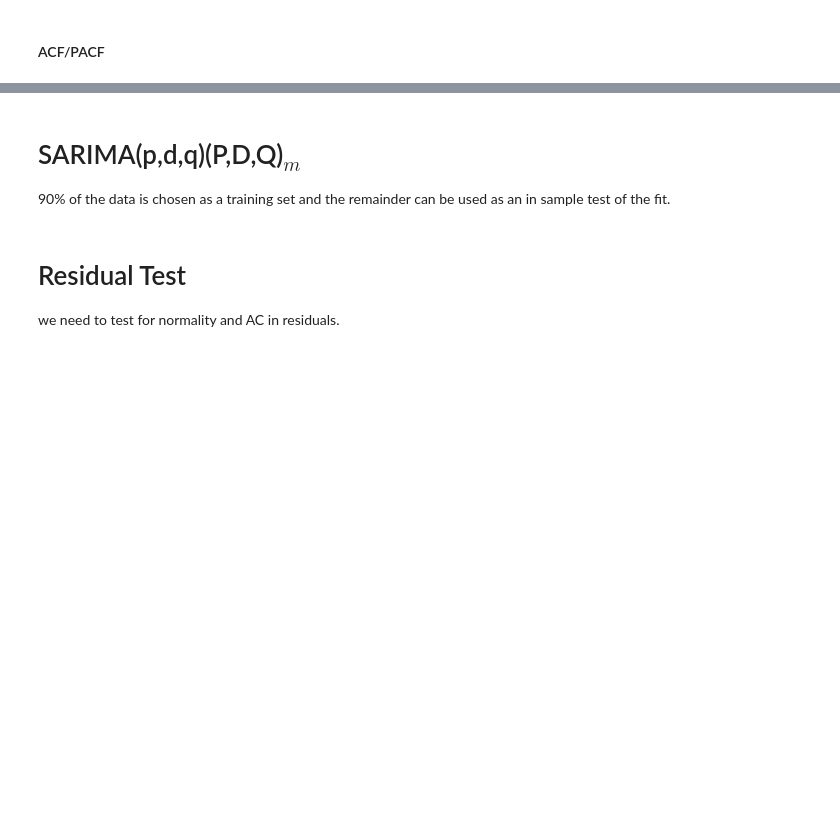
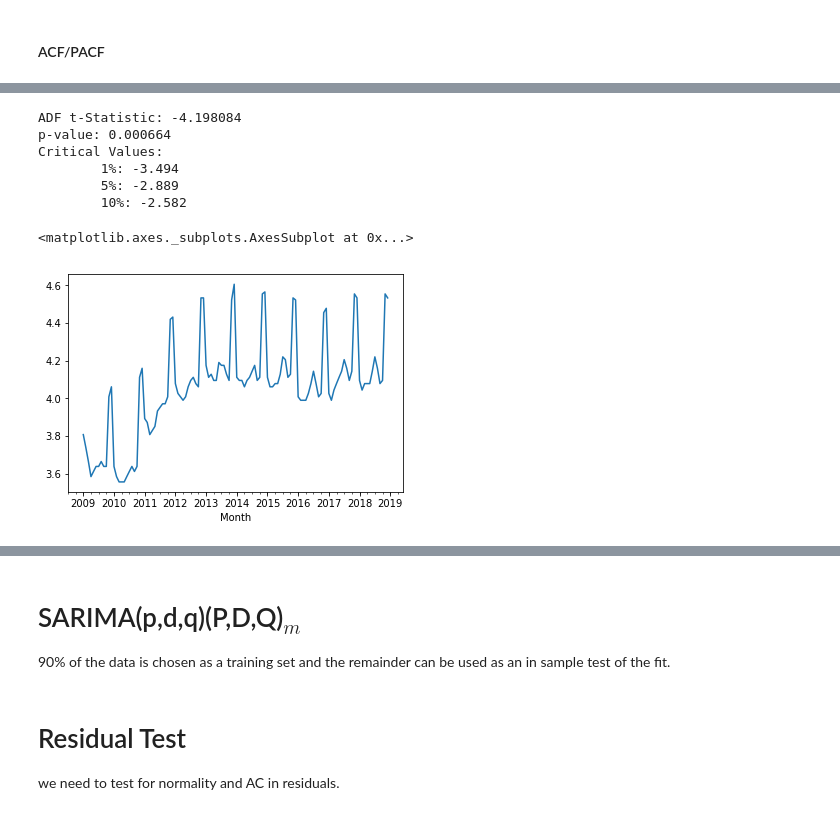
Before and after one commit to shervinrad100/Python-Projects, a Jupyter notebook: Research Project/Code/Research Project .ipynb, the cells around one changed output, grey strips where cells are left out. Cells and saved outputs as stored; diff of their text form; code cells hidden in the pictures; blank space fills up the shorter version.

```diff
--- a/Research Project/Code/Research Project .ipynb
+++ b/Research Project/Code/Research Project .ipynb
@@ -172,0 +220,29 @@ acf_pacf(SP, "SP500");
+# %%
+def ADF(array):
+    ''' check for unit root errors in dataset'''
+    result = adfuller(array)
+    print('ADF t-Statistic: %f' % result[0])
+    print('p-value: %f' % result[1])
+    print('Critical Values:')
+    for key, value in result[4].items():
+        print('\t%s: %.3f' % (key, value))
+
+GGL_log = np.log(GGL)
+ADF(GGL_log)
+GGL_log.plot()
+# GGL_seasonal_diff = GGL.diff(12).dropna()
+# GGL_double_diff = GGL.diff(12).diff(1).dropna()
+
+
+
+# ADF(GGL_seasonal_diff)
+# ADF(GGL_double_diff)
+# %% [output]
+ADF t-Statistic: -4.198084
+p-value: 0.000664
+Critical Values:
+        1%: -3.494
+        5%: -2.889
+        10%: -2.582
+<matplotlib.axes._subplots.AxesSubplot at 0x...>
+[figure, added]
```
Also changed, not shown: parts of 17 cells of this notebook.
